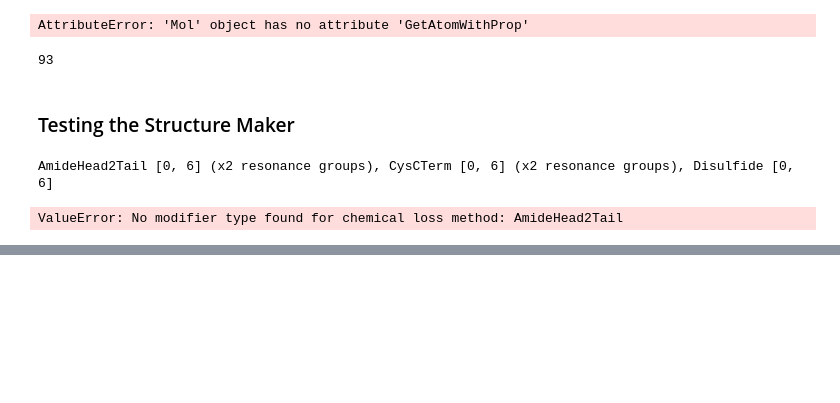
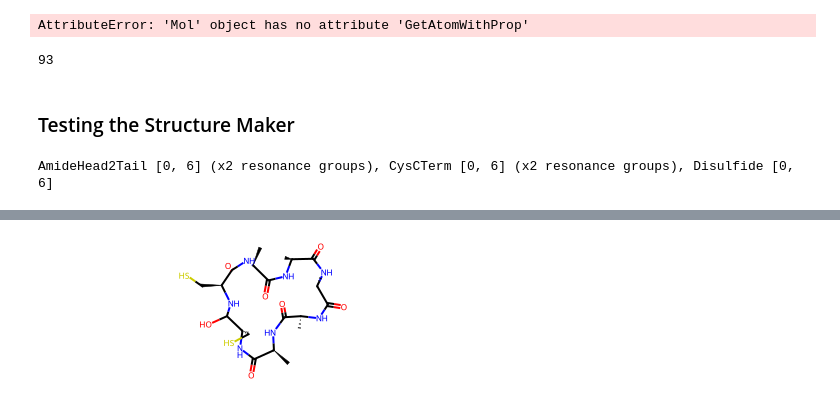
Before and after one commit to benjfdup/pyclops, a Jupyter notebook: examples/bens_notebook.ipynb, the cells around one changed output, grey strips where cells are left out. Drawn from its saved outputs; the diff is of its cells as text; code cells hidden in the pictures; blank space fills up the shorter version.

Commit message:
structure notebook visualization improvements

```diff
--- a/examples/bens_notebook.ipynb
+++ b/examples/bens_notebook.ipynb
@@ -61,10 +62,15 @@ print(chem_loss_handler.summary)
 
 struct_mkr = StructureMaker(chem_loss_handler)
 
-amide_head2tail = chem_loss_handler.chemical_losses[0]
+amide_head2tail = chem_loss_handler.chemical_losses[1]
+disulfide_loss = chem_loss_handler.chemical_losses[-1]
 # %% [output]
 AmideHead2Tail [0, 6] (x2 resonance groups), CysCTerm [0, 6] (x2 resonance groups), Disulfide [0, 6]
-# %%
-struct_mkr.make_structure(chem_loss_handler.chemical_losses[0])
-# %% [output]
-ValueError: No modifier type found for chemical loss method: AmideHead2Tail
+# %%
+mol = struct_mkr.make_structure(amide_head2tail)
+
+AllChem.EmbedMolecule(mol, AllChem.ETKDG())
+AllChem.MMFFOptimizeMolecule(mol)
+
+mol
+# %% [output]
@@ -70,0 +79 @@ ValueError: No modifier type found for chemical loss method: AmideHead2Tail
+[figure, added]
```
Also changed, not shown: parts of 4 cells of this notebook, 2 other files.
